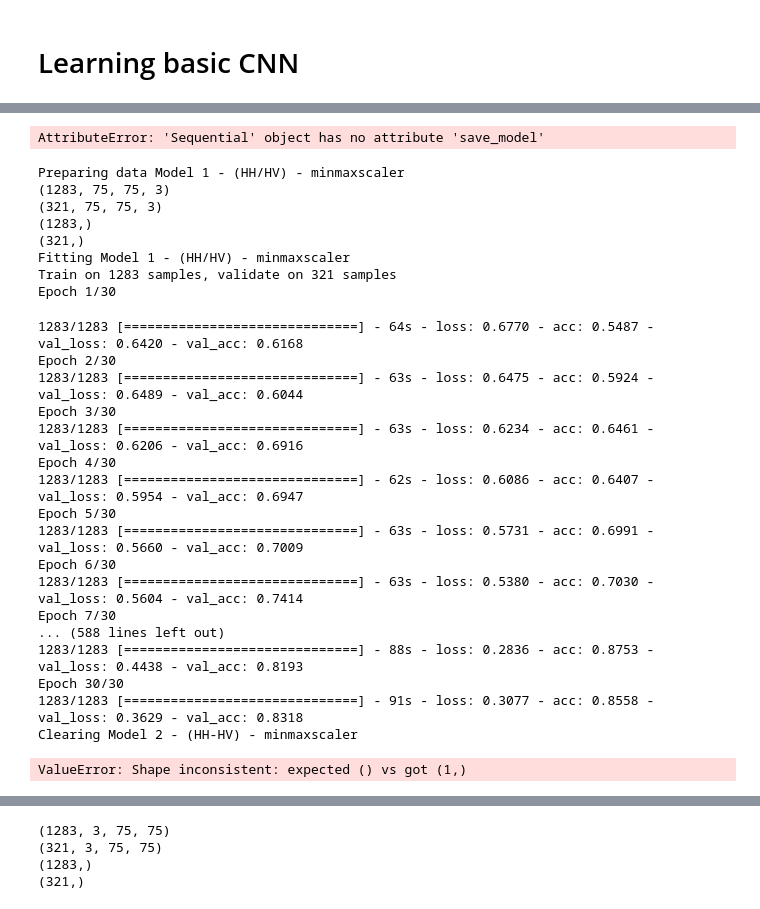
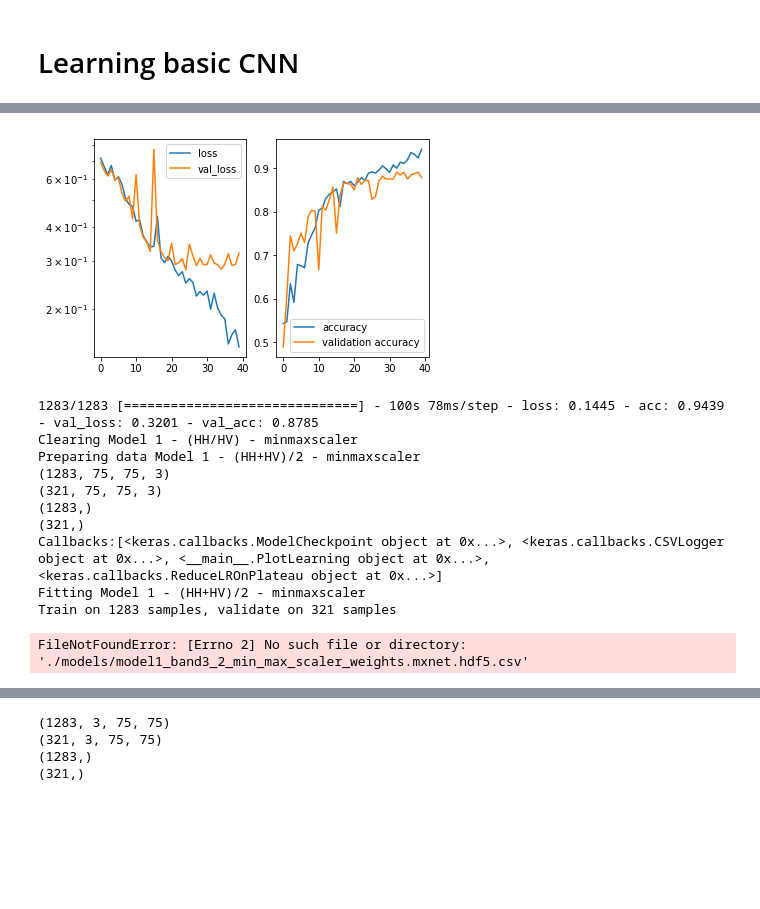
Before and after one commit to anotine10/udacity-capstone, a Jupyter notebook: capstone.ipynb, the cells around one changed output, grey strips where cells are left out. Cells and saved outputs as stored; diff of their text form; code cells hidden in the pictures; blank space fills up the shorter version.

Commit message:
Switch to tensorflow, keras2

```diff
--- a/capstone.ipynb
+++ b/capstone.ipynb
@@ -431,8 +431,8 @@ class MyModel:
         print(X_valid.shape)
         print(y_train.shape)
         print(y_valid.shape)
-        X_train = np.swapaxes(X_train, 1,3)
-        X_valid = np.swapaxes(X_valid, 1,3)
+        #X_train = np.swapaxes(X_train, 1,3)
+        #X_valid = np.swapaxes(X_valid, 1,3)
 
         print("Callbacks:"+str(self.callbacks))
 
@@ -440,7 +440,7 @@ class MyModel:
 
         self.hist = self.model.fit(X_train, y_train,
           batch_size=32,
-          nb_epoch=30,
+          nb_epoch=40,
           verbose=1,
           validation_data=(X_valid, y_valid),
           callbacks=self.callbacks)
@@ -458,22 +458,22 @@ def getModel_1(with_compile=True):
     #Building the model
     gmodel=Sequential()
     #Conv Layer 1
-    gmodel.add(Conv2D(64, 3, 3,activation='relu', input_shape=(3,75, 75)))
+    gmodel.add(Conv2D(64, (3, 3),activation='relu', input_shape=(75, 75,3)))
     gmodel.add(MaxPooling2D(pool_size=(3, 3), strides=(2, 2)))
     gmodel.add(Dropout(0.2))
 
     #Conv Layer 2
-    gmodel.add(Conv2D(128, 3, 3, activation='relu' ))
+    gmodel.add(Conv2D(128, (3, 3), activation='relu' ))
     gmodel.add(MaxPooling2D(pool_size=(2, 2), strides=(2, 2)))
     gmodel.add(Dropout(0.2))
 
     #Conv Layer 3
-    gmodel.add(Conv2D(128, 3, 3, activation='relu'))
+    gmodel.add(Conv2D(128, (3, 3), activation='relu'))
     gmodel.add(MaxPooling2D(pool_size=(2, 2), strides=(2, 2)))
     gmodel.add(Dropout(0.2))
 
     #Conv Layer 4
-    gmodel.add(Conv2D(64, 3, 3, activation='relu'))
+    gmodel.add(Conv2D(64, (3, 3), activation='relu'))
     gmodel.add(MaxPooling2D(pool_size=(2, 2), strides=(2, 2)))
     gmodel.add(Dropout(0.2))
 
@@ -493,6 +493,8 @@ def getModel_1(with_compile=True):
     #Sigmoid Layer
     gmodel.add(Dense(1))
     gmodel.add(Activation('sigmoid'))
+
+
 
     if with_compile:
         gmodel.compile(loss='binary_crossentropy',
@@ -566,41 +554,20 @@ ImportError: `save_weights` requires h5py.
-# %%
-m1_0_b.model.save_weights("./data/models/weights2.hf5")
-m1_0_b.model.save_model("./data/models/model2.hf5")
-# %% [output]
-AttributeError: 'Sequential' object has no attribute 'save_model'
 # %%
 #Run all models  1 y 2
 for m in models_1:
     m.run()
-
-for m in models_2:
-    m.run()
 # %% [output]
+[figure, added]
-Preparing data Model 1 - (HH/HV) - minmaxscaler
+1283/1283 [==============================] - 100s 78ms/step - loss: 0.1445 - acc: 0.9439 - val_loss: 0.3201 - val_acc: 0.8785
+Clearing Model 1 - (HH/HV) - minmaxscaler
+Preparing data Model 1 - (HH+HV)/2 - minmaxscaler
 (1283, 75, 75, 3)
 (321, 75, 75, 3)
 (1283,)
 (321,)
-Fitting Model 1 - (HH/HV) - minmaxscaler
+Callbacks:[<keras.callbacks.ModelCheckpoint object at 0x...>, <keras.callbacks.CSVLogger object at 0x...>, <__main__.PlotLearning object at 0x...>, <keras.callbacks.ReduceLROnPlateau object at 0x...>]
+Fitting Model 1 - (HH+HV)/2 - minmaxscaler
 Train on 1283 samples, validate on 321 samples
-Epoch 1/30
-1283/1283 [==============================] - 64s - loss: 0.6770 - acc: 0.5487 - val_loss: 0.6420 - val_acc: 0.6168
-Epoch 2/30
-1283/1283 [==============================] - 63s - loss: 0.6475 - acc: 0.5924 - val_loss: 0.6489 - val_acc: 0.6044
-Epoch 3/30
-1283/1283 [==============================] - 63s - loss: 0.6234 - acc: 0.6461 - val_loss: 0.6206 - val_acc: 0.6916
-Epoch 4/30
-1283/1283 [==============================] - 62s - loss: 0.6086 - acc: 0.6407 - val_loss: 0.5954 - val_acc: 0.6947
-Epoch 5/30
-1283/1283 [==============================] - 63s - loss: 0.5731 - acc: 0.6991 - val_loss: 0.5660 - val_acc: 0.7009
-Epoch 6/30
-1283/1283 [==============================] - 63s - loss: 0.5380 - acc: 0.7030 - val_loss: 0.5604 - val_acc: 0.7414
-Epoch 7/30
-... (588 lines left out)
-1283/1283 [==============================] - 88s - loss: 0.2836 - acc: 0.8753 - val_loss: 0.4438 - val_acc: 0.8193
-Epoch 30/30
-1283/1283 [==============================] - 91s - loss: 0.3077 - acc: 0.8558 - val_loss: 0.3629 - val_acc: 0.8318
-Clearing Model 2 - (HH-HV) - minmaxscaler
+FileNotFoundError: [Errno 2] No such file or directory: './models/model1_band3_2_min_max_scaler_weights.mxnet.hdf5.csv'
 # %%
 from keras.models import load_model
 def load_my_model(fn, path):
@@ -615,9 +582,7 @@ def load_my_model(fn, path):
 
 
 m2 = getModel_1(with_compile=True)
-m2.load_weights("./data/models/weights.hf5")
+m2.load_weights("./data/models/weights2.hf5")
-# %% [output]
-ValueError: Shape inconsistent: expected () vs got (1,)
 # %%
 from sklearn.model_selection import train_test_split
 def prepareDataMxnet():
```
Also changed, not shown: parts of 9 cells of this notebook, 11 other files.
